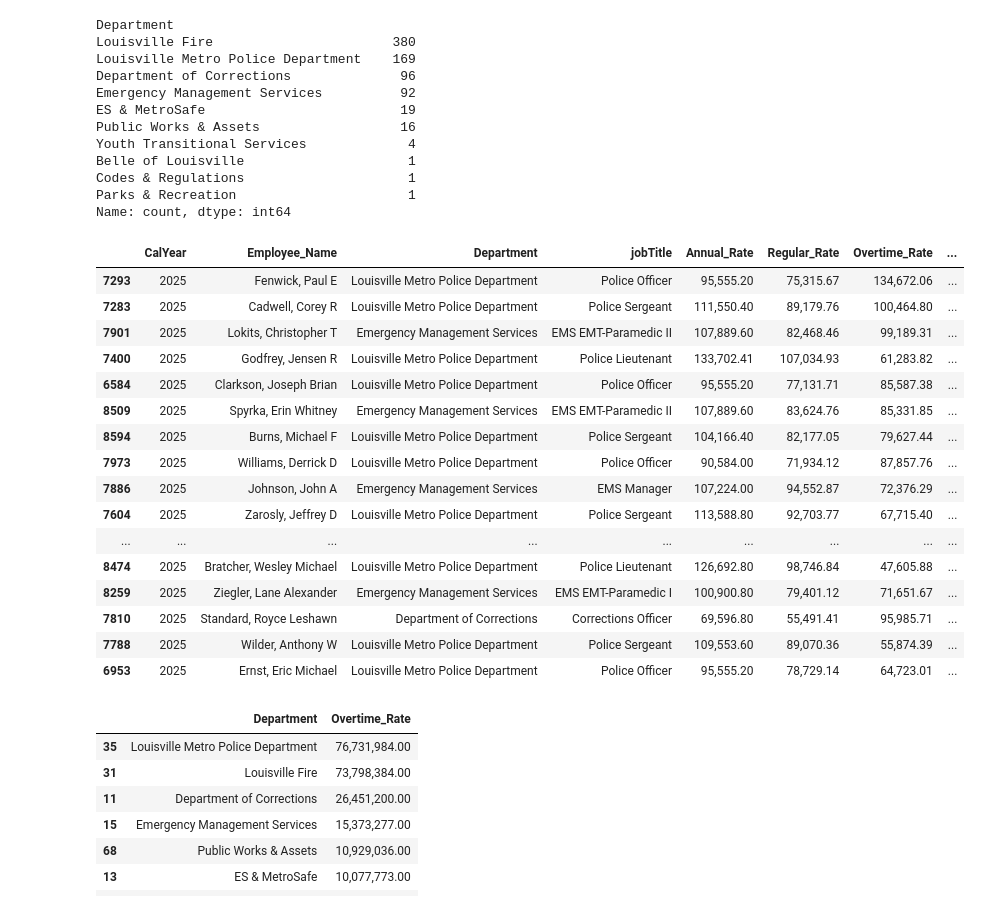
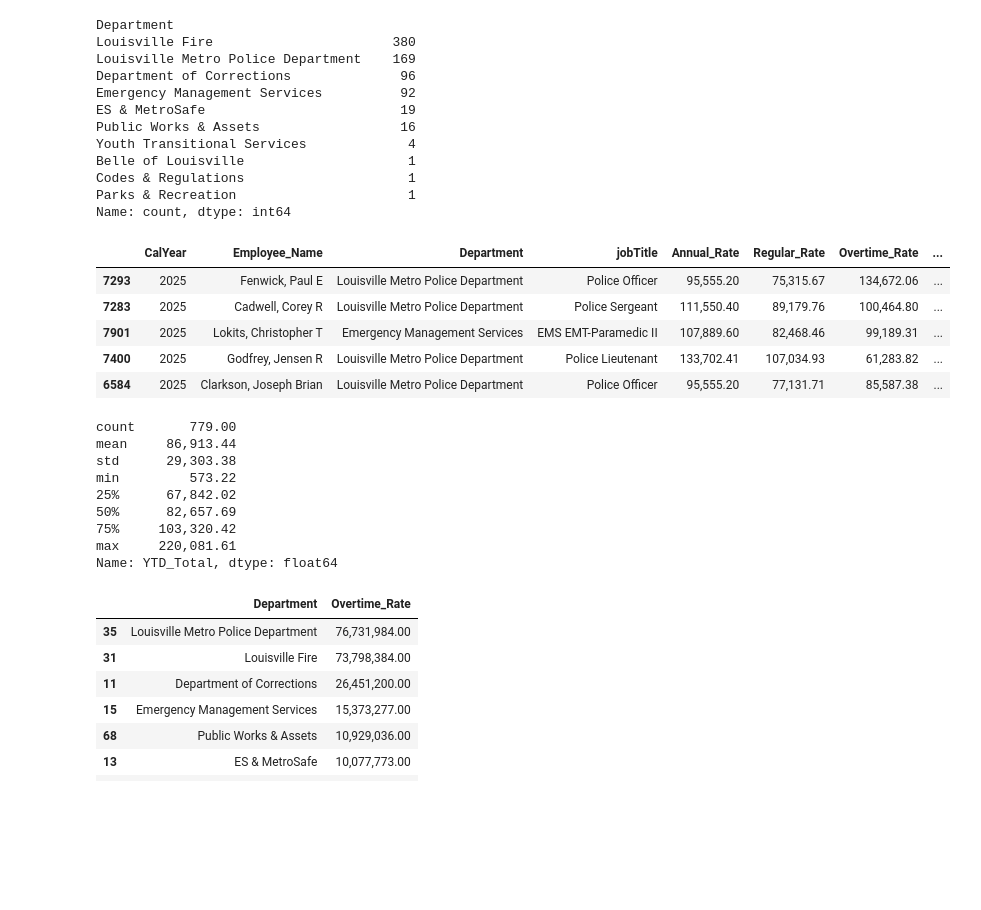
Before and after one commit to Code-You-Contributors/HUD_data_master, a Jupyter notebook: danny/dannyRefactor.ipynb, the cells around one changed output. Cells and saved outputs as stored; diff of their text form; code cells hidden in the pictures; blank space fills up the shorter version.

```diff
--- a/danny/dannyRefactor.ipynb
+++ b/danny/dannyRefactor.ipynb
@@ -446,25 +497,26 @@ Parks & Recreation                      1
 Name: count, dtype: int64
 # %%
 dep_over = dep_over.sort_values("YTD_Total", ascending=False)
-dep_over.head(20)
+dep_over.head()
 # %% [output]
 |  | CalYear | Employee_Name | Department | jobTitle | Annual_Rate | Regular_Rate | Overtime_Rate | ... |
 | 7293 | 2025 | Fenwick, Paul E | Louisville Metro Police Department | Police Officer | 95,555.20 | 75,315.67 | 134,672.06 | ... |
 | 7283 | 2025 | Cadwell, Corey R | Louisville Metro Police Department | Police Sergeant | 111,550.40 | 89,179.76 | 100,464.80 | ... |
 | 7901 | 2025 | Lokits, Christopher T | Emergency Management Services | EMS EMT-Paramedic II | 107,889.60 | 82,468.46 | 99,189.31 | ... |
 | 7400 | 2025 | Godfrey, Jensen R | Louisville Metro Police Department | Police Lieutenant | 133,702.41 | 107,034.93 | 61,283.82 | ... |
 | 6584 | 2025 | Clarkson, Joseph Brian | Louisville Metro Police Department | Police Officer | 95,555.20 | 77,131.71 | 85,587.38 | ... |
-| 8509 | 2025 | Spyrka, Erin Whitney | Emergency Management Services | EMS EMT-Paramedic II | 107,889.60 | 83,624.76 | 85,331.85 | ... |
-| 8594 | 2025 | Burns, Michael F | Louisville Metro Police Department | Police Sergeant | 104,166.40 | 82,177.05 | 79,627.44 | ... |
-| 7973 | 2025 | Williams, Derrick D | Louisville Metro Police Department | Police Officer | 90,584.00 | 71,934.12 | 87,857.76 | ... |
-| 7886 | 2025 | Johnson, John A | Emergency Management Services | EMS Manager | 107,224.00 | 94,552.87 | 72,376.29 | ... |
-| 7604 | 2025 | Zarosly, Jeffrey D | Louisville Metro Police Department | Police Sergeant | 113,588.80 | 92,703.77 | 67,715.40 | ... |
-| ... | ... | ... | ... | ... | ... | ... | ... | ... |
-| 8474 | 2025 | Bratcher, Wesley Michael | Louisville Metro Police Department | Police Lieutenant | 126,692.80 | 98,746.84 | 47,605.88 | ... |
-| 8259 | 2025 | Ziegler, Lane Alexander | Emergency Management Services | EMS EMT-Paramedic I | 100,900.80 | 79,401.12 | 71,651.67 | ... |
-| 7810 | 2025 | Standard, Royce Leshawn | Department of Corrections | Corrections Officer | 69,596.80 | 55,491.41 | 95,985.71 | ... |
-| 7788 | 2025 | Wilder, Anthony W | Louisville Metro Police Department | Police Sergeant | 109,553.60 | 89,070.36 | 55,874.39 | ... |
-| 6953 | 2025 | Ernst, Eric Michael | Louisville Metro Police Department | Police Officer | 95,555.20 | 78,729.14 | 64,723.01 | ... |
+# %%
+dep_over["YTD_Total"].describe()
+# %% [output]
+count       779.00
+mean     86,913.44
+std      29,303.38
+min         573.22
+25%      67,842.02
+50%      82,657.69
+75%     103,320.42
+max     220,081.61
+Name: YTD_Total, dtype: float64
 # %%
 # List of departments
 departments = [
```
Also changed, not shown: parts of 16 cells of this notebook.
